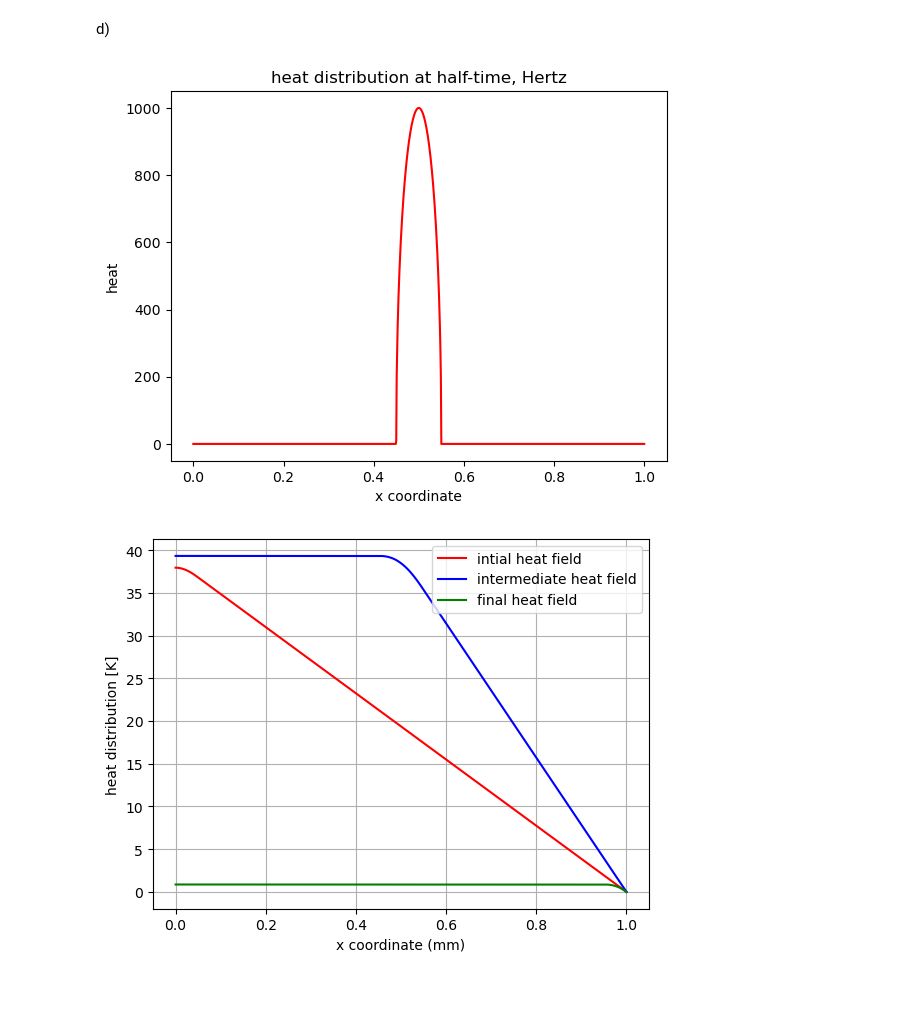
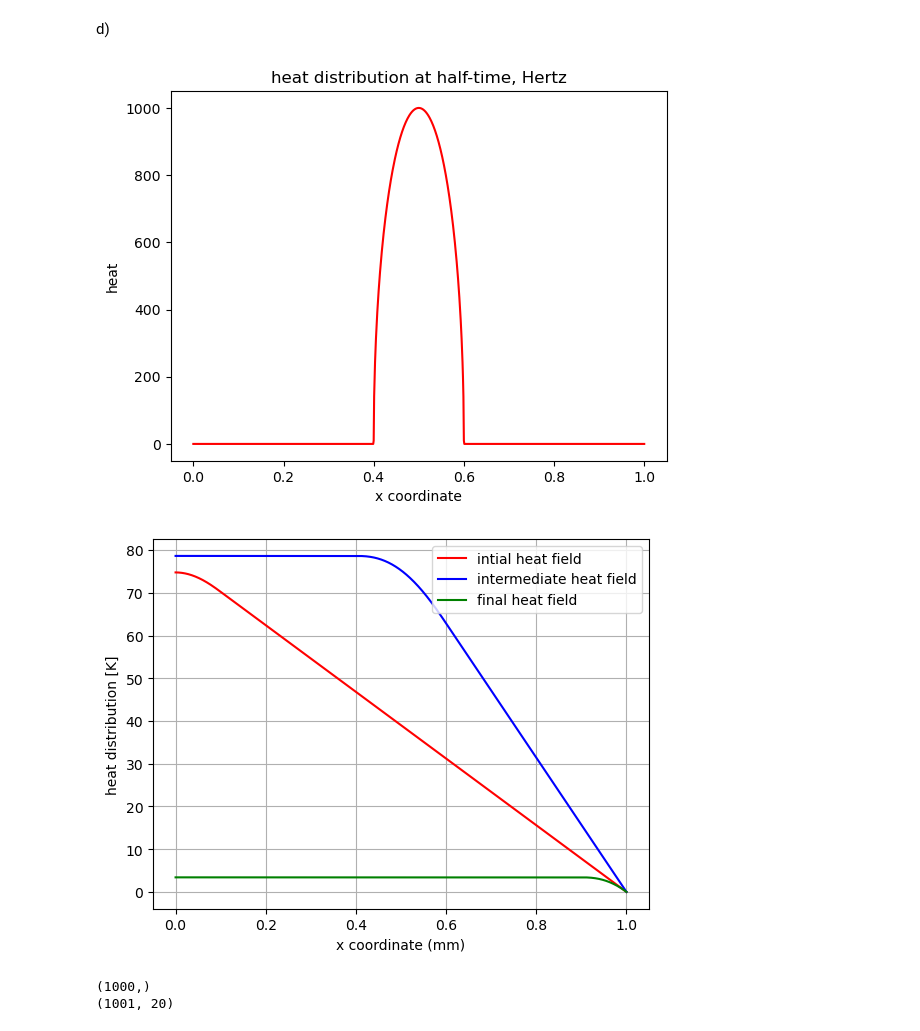
Before and after one commit to Willepq/IMS135, a Jupyter notebook: Assignments/ASS1.ipynb, the cells around one changed output. Drawn from its saved outputs; the diff is of its cells as text; code cells hidden in the pictures; blank space fills up the shorter version.

```diff
--- a/Assignments/ASS1.ipynb
+++ b/Assignments/ASS1.ipynb
@@ -28,7 +28,7 @@ import matplotlib.pyplot as plt
 # Set up the problem
 
 # Properties
-L=1      # [mm]
+L=1      # [m]
 Exk=1000.   # [K/m^2]
 tend=1000   # [s]
 Kx_max=1000    # [K/m^2]
@@ -39,7 +39,7 @@ Ex=np.linspace(0,L,ndofs)
 dx=Ex[1]-Ex[0]
 
 # Define Time History
-tend=1000
+tend=100
 ntime=1000
 # time history
 tt = np.linspace(0, tend, ntime)
@@ -71,7 +71,6 @@ def tent_distribution(x, a, Kx0, velocity, time):
 ###
 body_width=L/10 #assume portion of the total length
 velocity=L/tend #assume that the load travels the full length
-body_width=L/20
 
 #plot a figure how the temperature load looks like at half-time
 heat_distribution=tent_distribution(Ex, body_width, Kx_max, velocity, tend/5)
@@ -181,20 +180,24 @@ As = csr_matrix(A, shape=(ndofs-1, ndofs-1))
 Kx_values=np.zeros((ndofs,)) #initial Kx values
 
 for i in range(ntime):
-    for j in range(ndofs-1):
+    for j in range(ndofs):
         Kx_values[j]=tent_distribution(Ex[j], body_width, Kx_max, velocity, tt[i])
     #Kx_values=hertz_distribution(Ex, body_width, Kx, velocity, tt[i])  #hertz_distribution(Ex[1:-1], body_width, Kx, velocity, tt[i])
     #print(Kx_values.shape)
     b=np.linalg.pinv(d2Phi_dx2) @ (-Kx_values)  #nthe reason for using pinv is that we have more equations (one for each node position) than unknowns
     b_hist[:,i]=b #save in history matrix
 
-print(d2Phi_dx2.shape)
+
 
 # Compute heat distribution
 a_hist_red=np.zeros((ndofs,ntime))
 for i in range(ntime):
     a_hist_red[:,i]=Phi @ b_hist[:,i]
 
+
+
+print(Phi.shape)
+print(b_hist[:,0].shape)
 
 plt.plot(Ex,a_hist[:,0], 'r', label='intial displacement field')
 plt.plot(Ex,a_hist[:,round(ntime/2)], 'b', label='intermediate displacement field')
@@ -205,7 +208,7 @@ plt.plot(Ex,a_hist_red[:,0], 'r--', label='reduced model, intial displacement  f
 plt.plot(Ex,a_hist_red[:,round(ntime/2)], 'b--', label='reduced model, intermediate displacement  field')
 plt.plot(Ex,a_hist_red[:,-1], 'g--', label='reduced model,final displacement  field')
 plt.xlabel('x coordinate (mm)')  # Label for the x-axis
-plt.ylabel('displacement (mm)')  # Label for the y-axis
+plt.ylabel('heat [K]')  # Label for the y-axis
 # plt.legend()
 # %% [output]
 (1001, 20)
@@ -233,48 +237,53 @@ def hertz_distribution(x, a, Kx0, velocity, time):
     r = np.sqrt((x-x0)**2)
 
     # Pressure distribution (Hertz formula)
-    Kx_distribution = np.where(r <= a, Kx0 * np.sqrt(np.abs( 1.0001 - (r / a)**2)) , 0)
+    Kx_distribution_HZ = np.where(r <= a, Kx0 * np.sqrt(np.abs( 1.0001 - (r / a)**2)) , 0)
 
-    return Kx_distribution
+    return Kx_distribution_HZ
 
 
 #plot a figure how the temperature load looks like at half-time
 heat_distribution=hertz_distribution(Ex, body_width, Kx_max, velocity, tend/2)
 plt.plot(Ex,heat_distribution, 'r', label='intial temperature field')
 plt.xlabel('x coordinate')
 plt.ylabel('heat')
 plt.title('heat distribution at half-time, Hertz')
 
 A=np.zeros((ndofs-1,ndofs-1))
 np.fill_diagonal(A, -2)
 np.fill_diagonal(A[:, 1:], 1)
 np.fill_diagonal(A[1:, :], 1)
 A[0, 0] = -1
 
 A=A/(dx**2)
 
 #use sparse matrix to speed up
 As = csr_matrix(A, shape=(ndofs-1, ndofs-1))
 
-Kx_values=np.zeros((ndofs-1,))
-a_hist=np.zeros((ndofs,ntime))
+Kx_values_HZ=np.zeros((ndofs-1,))
+a_hist_HZ=np.zeros((ndofs,ntime))
 for i in range(ntime):
     for j in range(ndofs-2):
-        Kx_values[j]=hertz_distribution(Ex[j+1], body_width, Kx_max, velocity, tt[i])
+        Kx_values_HZ[j]=hertz_distribution(Ex[j+1], body_width, Kx_max, velocity, tt[i])
 
-    a=spsolve(As,-Kx_values)
-    a_hist[0:-1,i]=a
+    a=spsolve(As,-Kx_values_HZ)
+    a_hist_HZ[0:-1,i]=a
 
 
 plt.figure()
-plt.plot(Ex,a_hist[:,0], 'r', label='intial heat field')
-plt.plot(Ex,a_hist[:,round(ntime/2)], 'b', label='intermediate heat field')
-plt.plot(Ex,a_hist[:,-1], 'g', label='final heat field')
+plt.plot(Ex,a_hist_HZ[:,0], 'r', label='intial heat field')
+plt.plot(Ex,a_hist_HZ[:,round(ntime/2)], 'b', label='intermediate heat field')
+plt.plot(Ex,a_hist_HZ[:,-1], 'g', label='final heat field')
 plt.xlabel('x coordinate (mm)')  # Label for the x-axis
 plt.ylabel('heat distribution [K]')  # Label for the y-axis
 plt.legend()
 plt.grid()
 plt.show()
+
+print(Kx_values_HZ.shape)
+print(d2Phi_dx2.shape)
 # %% [output]
-[figure, old version]
+[figure, new version]
-[figure, old version]
+[figure, new version]
+(1000,)
+(1001, 20)
```
Also changed, not shown: parts of 5 cells of this notebook.
